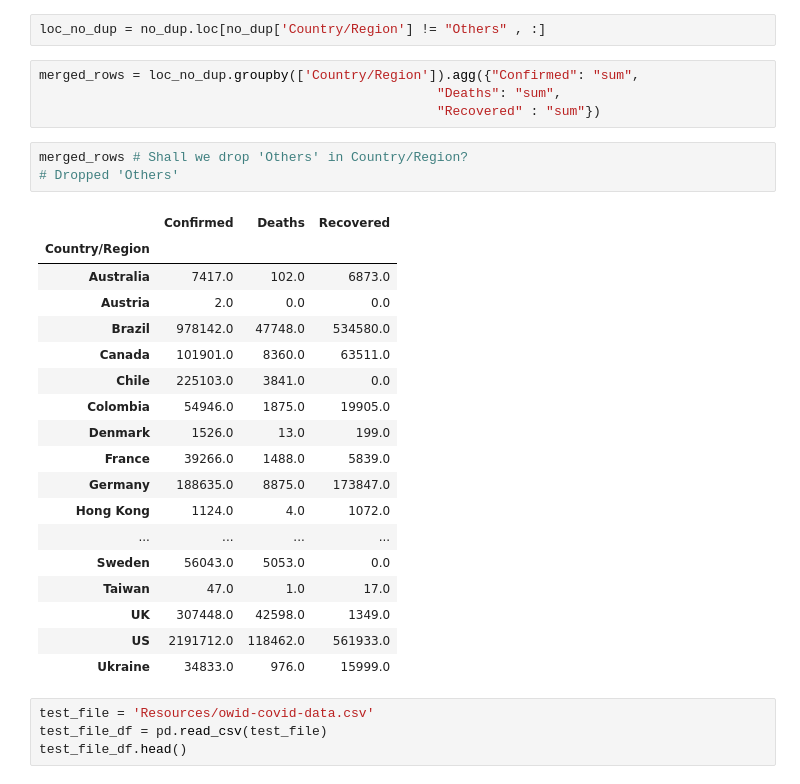
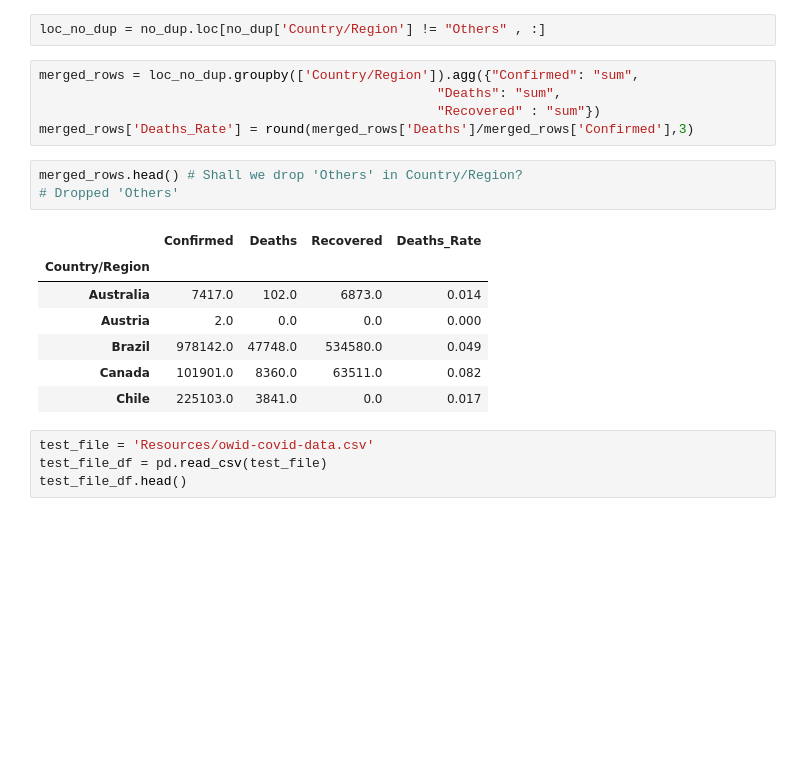
Before and after one commit to edwardma401/unit07_project_1, a Jupyter notebook: Untitled.ipynb, the cells around one changed output. Drawn from its saved outputs; the diff is of its cells as text; blank space fills up the shorter version.

```diff
--- a/Untitled.ipynb
+++ b/Untitled.ipynb
@@ -44,28 +30,18 @@ loc_no_dup = no_dup.loc[no_dup['Country/Region'] != "Others" , :]
 merged_rows = loc_no_dup.groupby(['Country/Region']).agg({"Confirmed": "sum",
                                                    "Deaths": "sum",
                                                    "Recovered" : "sum"})
+merged_rows['Deaths_Rate'] = round(merged_rows['Deaths']/merged_rows['Confirmed'],3)
 # %%
-merged_rows # Shall we drop 'Others' in Country/Region?
+merged_rows.head() # Shall we drop 'Others' in Country/Region?
 # Dropped 'Others'
 # %% [output]
-|  | Confirmed | Deaths | Recovered |
-| Country/Region |  |  |  |
-| Australia | 7417.0 | 102.0 | 6873.0 |
-| Austria | 2.0 | 0.0 | 0.0 |
-| Brazil | 978142.0 | 47748.0 | 534580.0 |
-| Canada | 101901.0 | 8360.0 | 63511.0 |
-| Chile | 225103.0 | 3841.0 | 0.0 |
-| Colombia | 54946.0 | 1875.0 | 19905.0 |
-| Denmark | 1526.0 | 13.0 | 199.0 |
-| France | 39266.0 | 1488.0 | 5839.0 |
-| Germany | 188635.0 | 8875.0 | 173847.0 |
-| Hong Kong | 1124.0 | 4.0 | 1072.0 |
-| ... | ... | ... | ... |
-| Sweden | 56043.0 | 5053.0 | 0.0 |
-| Taiwan | 47.0 | 1.0 | 17.0 |
-| UK | 307448.0 | 42598.0 | 1349.0 |
-| US | 2191712.0 | 118462.0 | 561933.0 |
-| Ukraine | 34833.0 | 976.0 | 15999.0 |
+|  | Confirmed | Deaths | Recovered | Deaths_Rate |
+| Country/Region |  |  |  |  |
+| Australia | 7417.0 | 102.0 | 6873.0 | 0.014 |
+| Austria | 2.0 | 0.0 | 0.0 | 0.000 |
+| Brazil | 978142.0 | 47748.0 | 534580.0 | 0.049 |
+| Canada | 101901.0 | 8360.0 | 63511.0 | 0.082 |
+| Chile | 225103.0 | 3841.0 | 0.0 | 0.017 |
 # %%
 test_file = 'Resources/owid-covid-data.csv'
 test_file_df = pd.read_csv(test_file)
```
Also changed, not shown: parts of 12 cells of this notebook.
